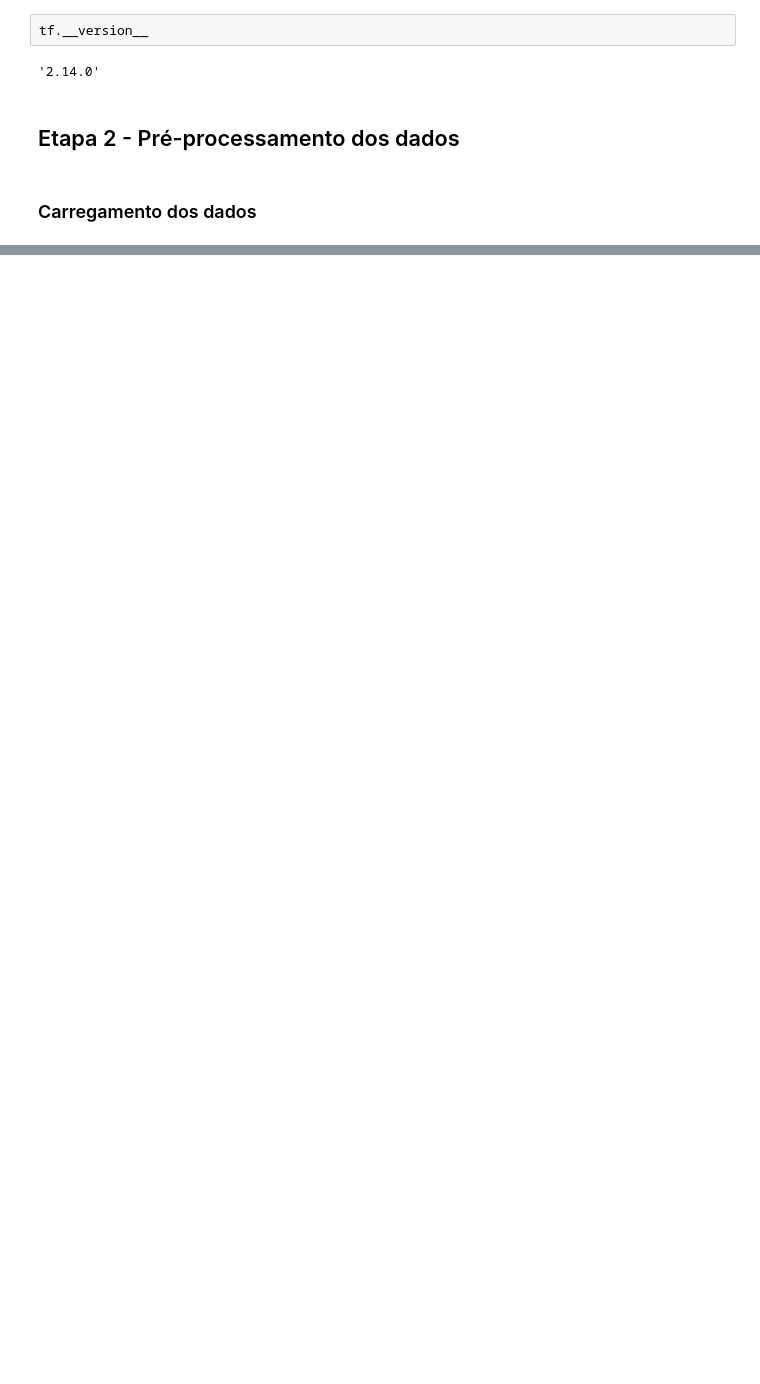
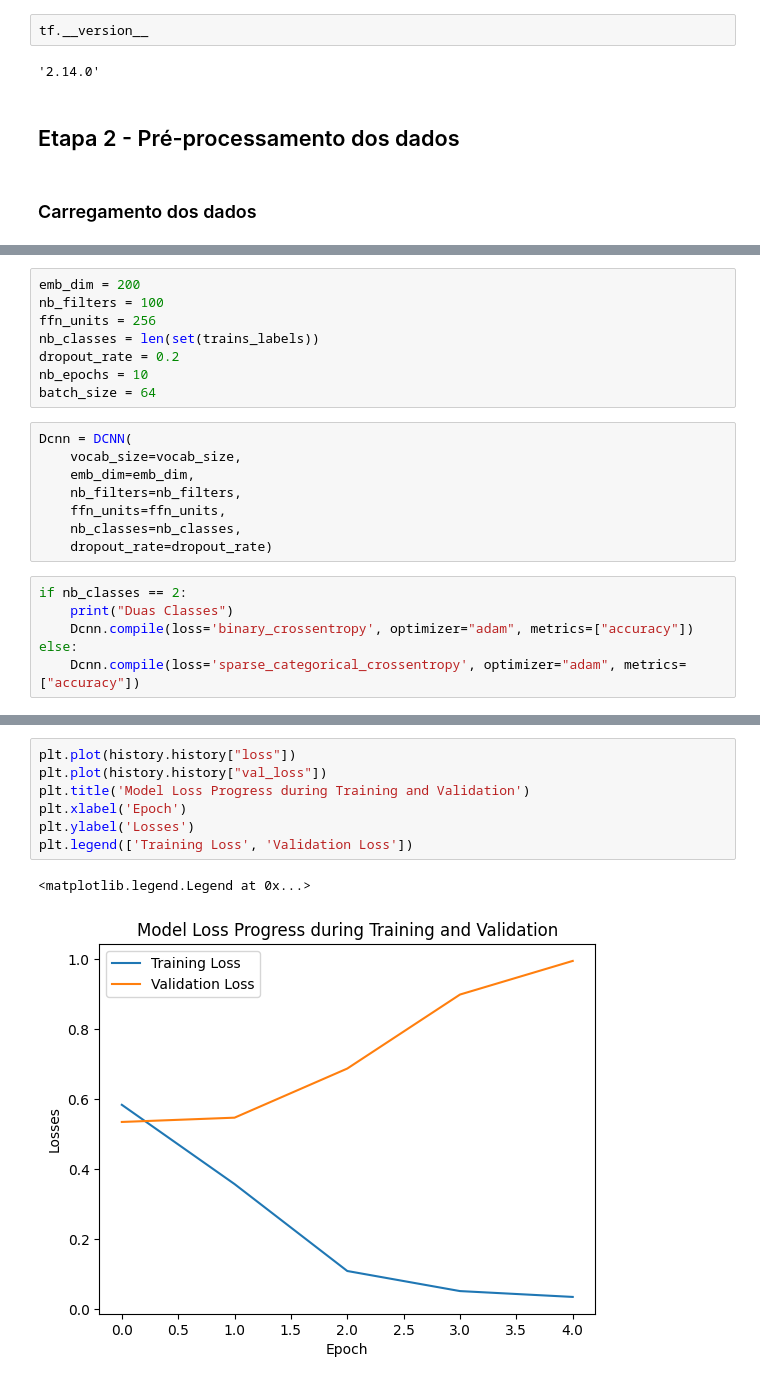
Before and after one commit to sapon-tcc/sanpon-machine-learn-data-analysis, a Jupyter notebook: main.ipynb, the cells around one changed output, grey strips where cells are left out. Cells and saved outputs as stored; diff of their text form; blank space fills up the shorter version.

```diff
--- a/main.ipynb
+++ b/main.ipynb
@@ -65,0 +361,22 @@ print(df.head())
+# %%
+emb_dim = 200
+nb_filters = 100
+ffn_units = 256
+nb_classes = len(set(trains_labels))
+dropout_rate = 0.2
+nb_epochs = 10
+batch_size = 64
+# %%
+Dcnn = DCNN(
+    vocab_size=vocab_size,
+    emb_dim=emb_dim,
+    nb_filters=nb_filters,
+    ffn_units=ffn_units,
+    nb_classes=nb_classes,
+    dropout_rate=dropout_rate)
+# %%
+if nb_classes == 2:
+    print("Duas Classes")
+    Dcnn.compile(loss='binary_crossentropy', optimizer="adam", metrics=["accuracy"])
+else:
+    Dcnn.compile(loss='sparse_categorical_crossentropy', optimizer="adam", metrics=["accuracy"])
@@ -65,0 +495,10 @@ print(df.head())
+# %%
+plt.plot(history.history["loss"])
+plt.plot(history.history["val_loss"])
+plt.title('Model Loss Progress during Training and Validation')
+plt.xlabel('Epoch')
+plt.ylabel('Losses')
+plt.legend(['Training Loss', 'Validation Loss'])
+# %% [output]
+<matplotlib.legend.Legend at 0x...>
+[figure, added]
```
Also changed, not shown: parts of 69 cells of this notebook, 2 other files.
